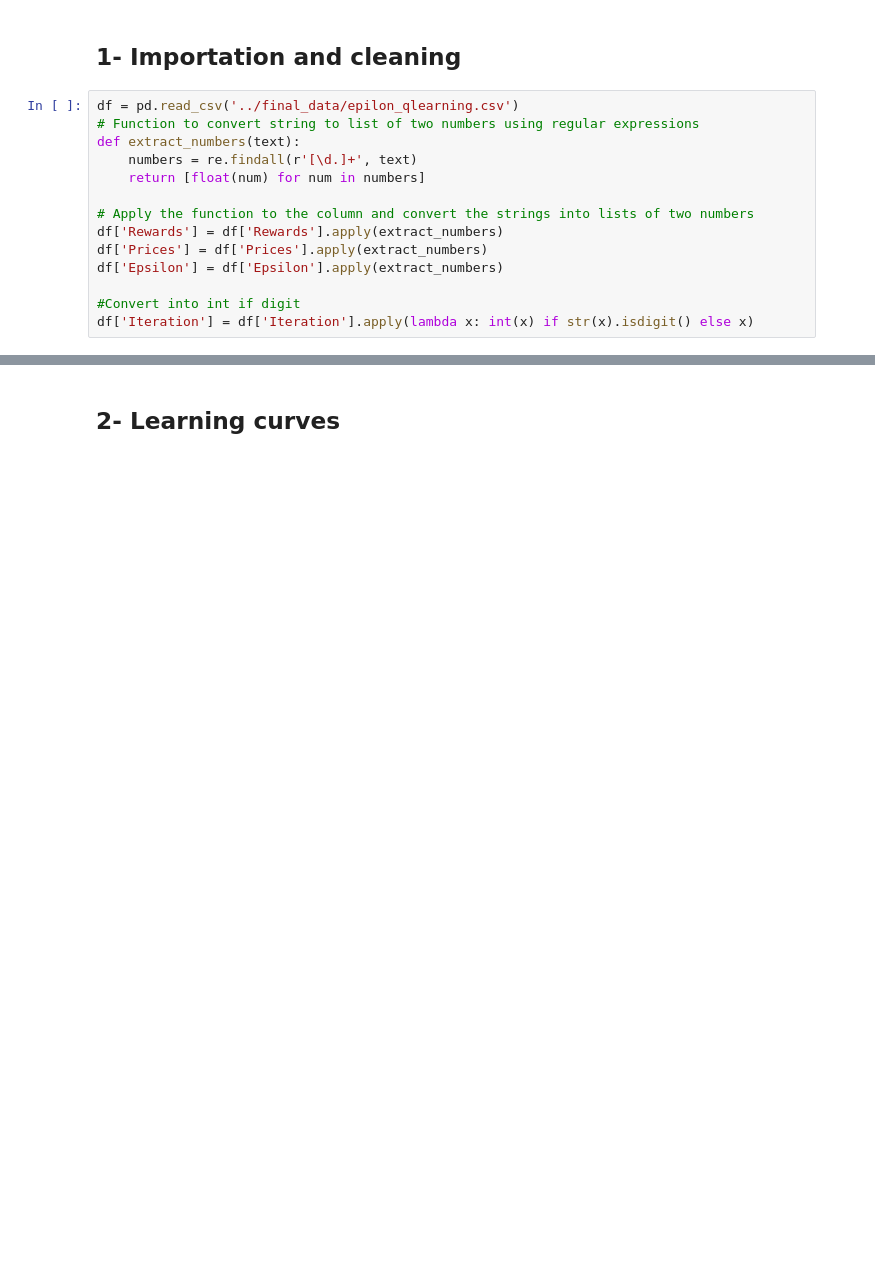
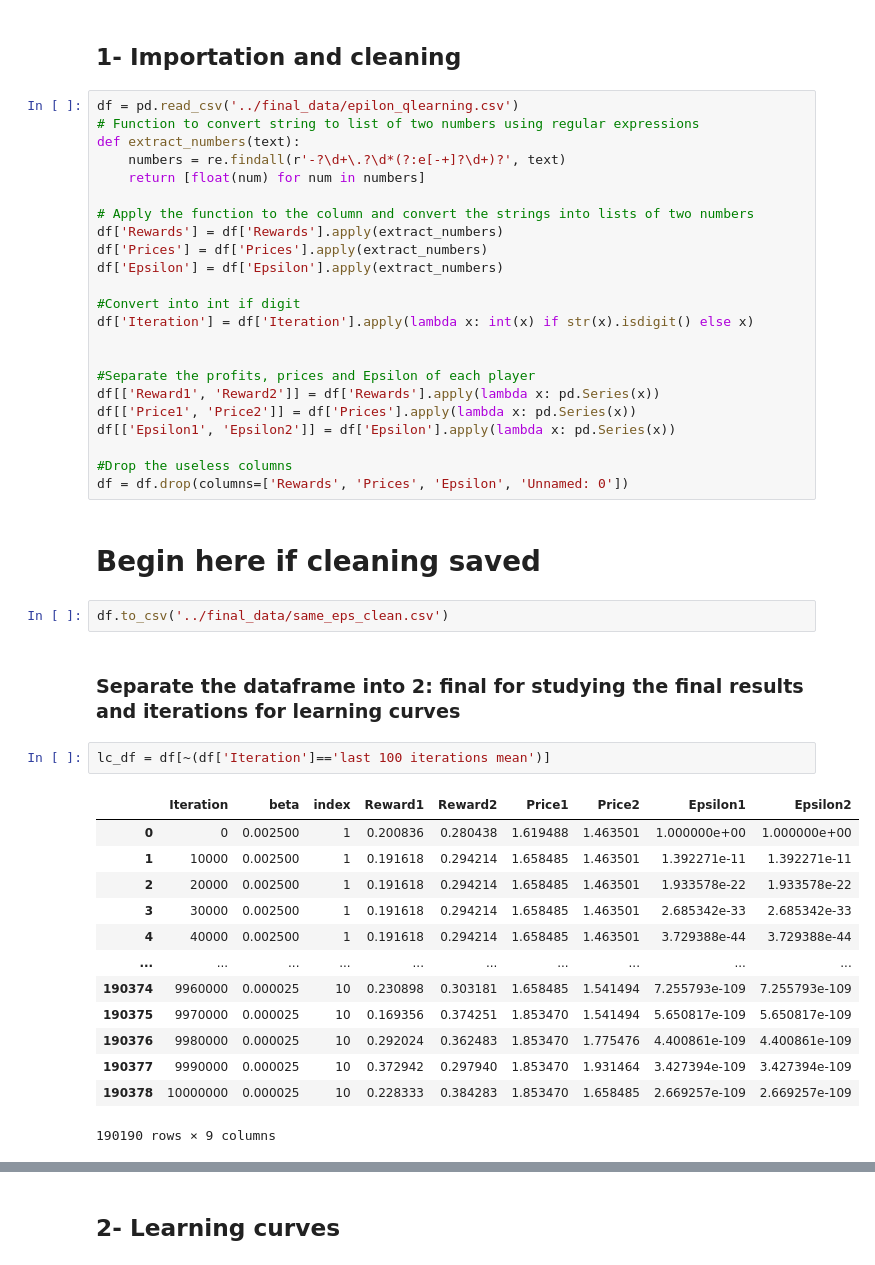
Before and after one commit to Suzie14/RLandPricing, a Jupyter notebook: notebooks/main.ipynb, the cells around one changed output, grey strips where cells are left out. Saved outputs shown, nothing was run; the diff lists cells and outputs as text; blank space fills up the shorter version.

```diff
--- a/notebooks/main.ipynb
+++ b/notebooks/main.ipynb
@@ -12,7 +54,7 @@ import seaborn as sns
 df = pd.read_csv('../final_data/epilon_qlearning.csv')
 # Function to convert string to list of two numbers using regular expressions
 def extract_numbers(text):
-    numbers = re.findall(r'[\d.]+', text)
+    numbers = re.findall(r'-?\d+\.?\d*(?:e[-+]?\d+)?', text)
     return [float(num) for num in numbers]
 
 # Apply the function to the column and convert the strings into lists of two numbers
@@ -22,3 +64,34 @@ df['Epsilon'] = df['Epsilon'].apply(extract_numbers)
 
 #Convert into int if digit
 df['Iteration'] = df['Iteration'].apply(lambda x: int(x) if str(x).isdigit() else x)
+
+
+#Separate the profits, prices and Epsilon of each player
+df[['Reward1', 'Reward2']] = df['Rewards'].apply(lambda x: pd.Series(x))
+df[['Price1', 'Price2']] = df['Prices'].apply(lambda x: pd.Series(x))
+df[['Epsilon1', 'Epsilon2']] = df['Epsilon'].apply(lambda x: pd.Series(x))
+
+#Drop the useless columns
+df = df.drop(columns=['Rewards', 'Prices', 'Epsilon', 'Unnamed: 0'])
+# %% [markdown]
+# Begin here if cleaning saved
+# %%
+df.to_csv('../final_data/same_eps_clean.csv')
+# %% [markdown]
+### Separate the dataframe into 2: final for studying the final results and iterations for learning curves
+# %%
+lc_df = df[~(df['Iteration']=='last 100 iterations mean')]
+# %% [output]
+|  | Iteration | beta | index | Reward1 | Reward2 | Price1 | Price2 | Epsilon1 | Epsilon2 |
+| 0 | 0 | 0.002500 | 1 | 0.200836 | 0.280438 | 1.619488 | 1.463501 | 1.000000e+00 | 1.000000e+00 |
+| 1 | 10000 | 0.002500 | 1 | 0.191618 | 0.294214 | 1.658485 | 1.463501 | 1.392271e-11 | 1.392271e-11 |
+| 2 | 20000 | 0.002500 | 1 | 0.191618 | 0.294214 | 1.658485 | 1.463501 | 1.933578e-22 | 1.933578e-22 |
+| 3 | 30000 | 0.002500 | 1 | 0.191618 | 0.294214 | 1.658485 | 1.463501 | 2.685342e-33 | 2.685342e-33 |
+| 4 | 40000 | 0.002500 | 1 | 0.191618 | 0.294214 | 1.658485 | 1.463501 | 3.729388e-44 | 3.729388e-44 |
+| ... | ... | ... | ... | ... | ... | ... | ... | ... | ... |
+| 190374 | 9960000 | 0.000025 | 10 | 0.230898 | 0.303181 | 1.658485 | 1.541494 | 7.255793e-109 | 7.255793e-109 |
+| 190375 | 9970000 | 0.000025 | 10 | 0.169356 | 0.374251 | 1.853470 | 1.541494 | 5.650817e-109 | 5.650817e-109 |
+| 190376 | 9980000 | 0.000025 | 10 | 0.292024 | 0.362483 | 1.853470 | 1.775476 | 4.400861e-109 | 4.400861e-109 |
+| 190377 | 9990000 | 0.000025 | 10 | 0.372942 | 0.297940 | 1.853470 | 1.931464 | 3.427394e-109 | 3.427394e-109 |
+| 190378 | 10000000 | 0.000025 | 10 | 0.228333 | 0.384283 | 1.853470 | 1.658485 | 2.669257e-109 | 2.669257e-109 |
+190190 rows × 9 columns
```
Also changed, not shown: parts of 17 cells of this notebook, 2 other files.
